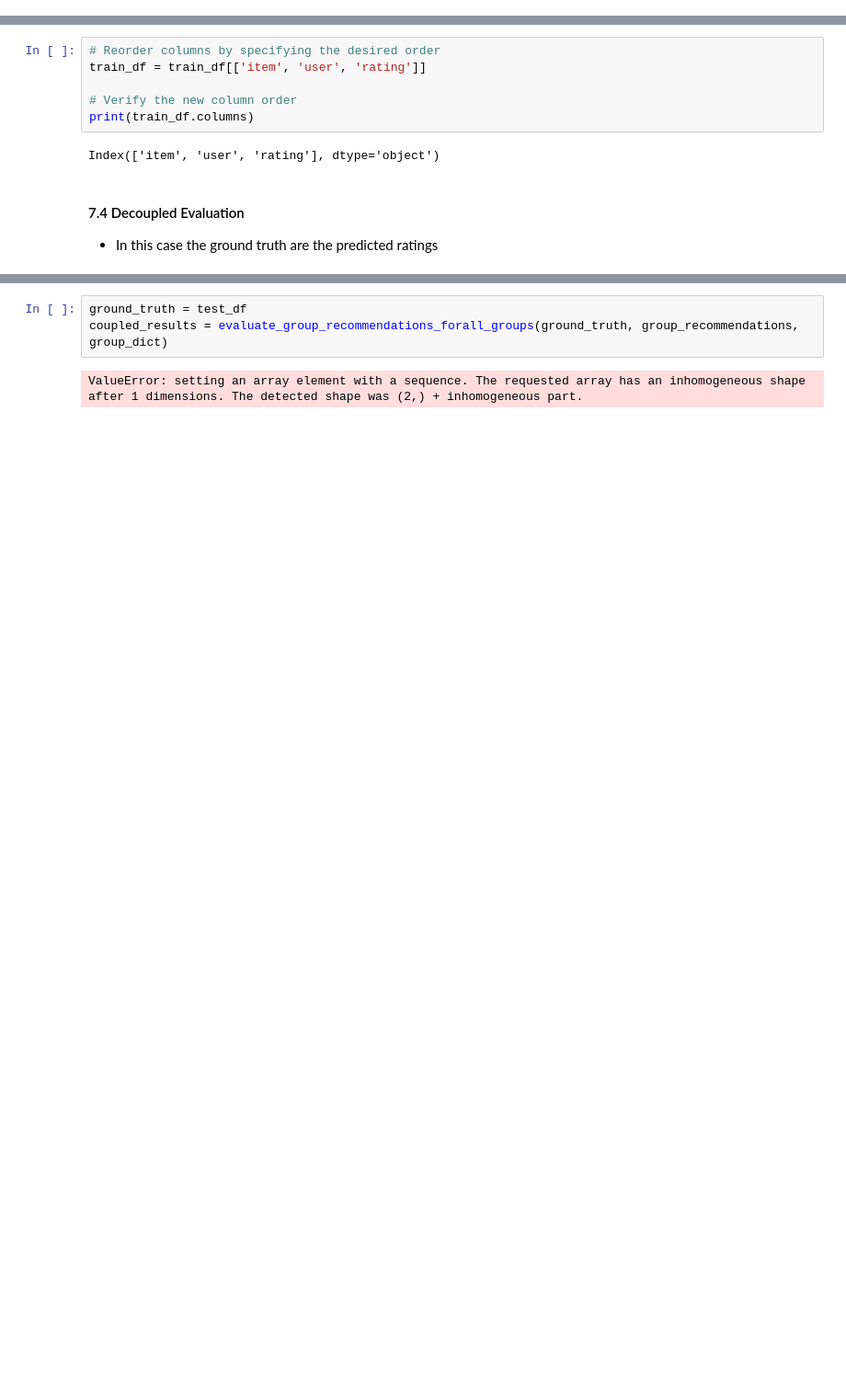
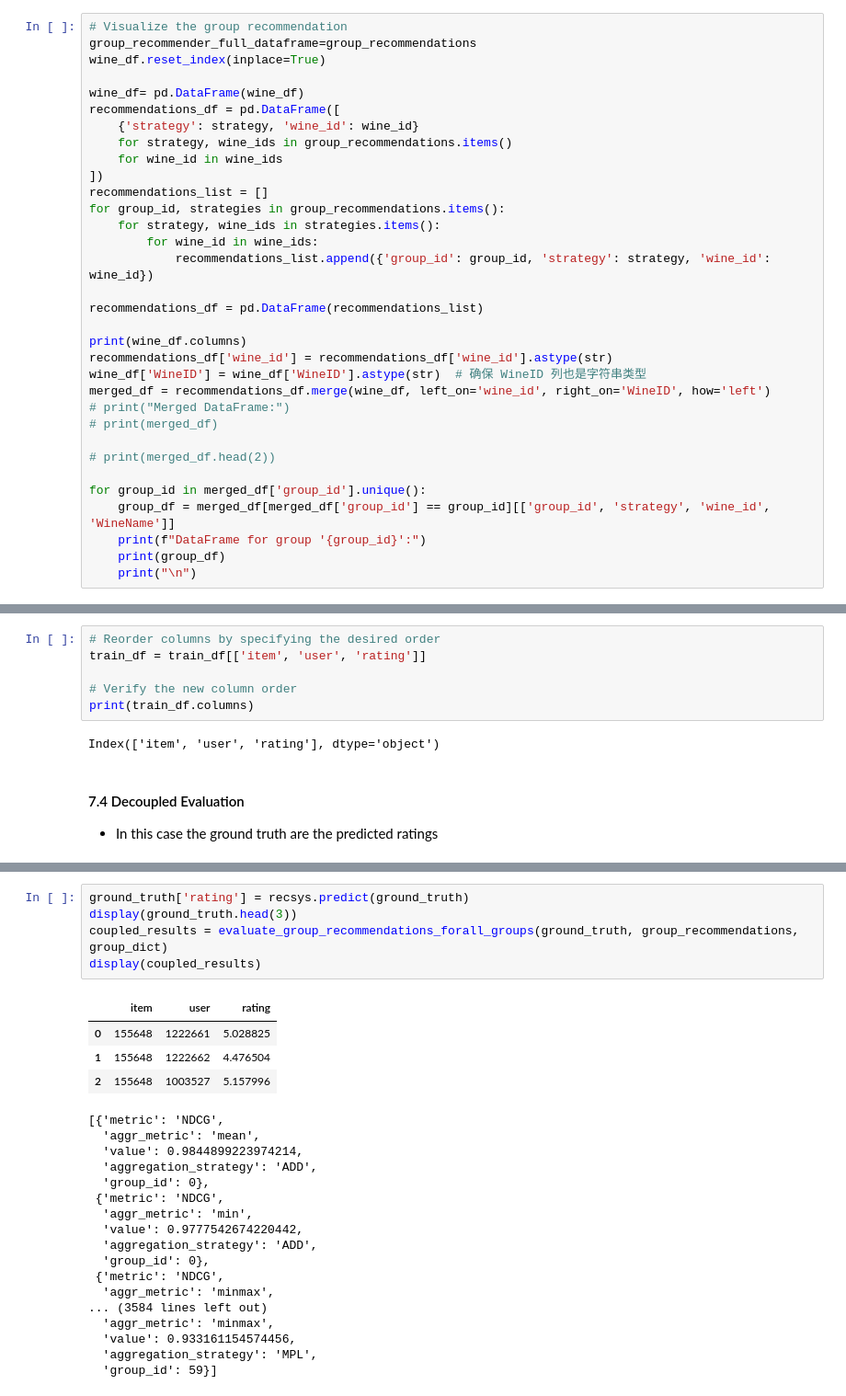
Before and after one commit to NikiLalev/rs_project_group12, a Jupyter notebook: dataset/GrupRacomander2.ipynb, the cells around one changed output, grey strips where cells are left out. Shown at 92% size. Saved outputs shown, nothing was run; the diff lists cells and outputs as text; blank space fills up the shorter version.

Commit message:
Visualise the group recommendation
According to the group recommendation for each group, merged with wine name

```diff
--- a/dataset/GrupRacomander2.ipynb
+++ b/dataset/GrupRacomander2.ipynb
@@ -538,0 +559,33 @@ display(group_recommendations)
+# %%
+# Visualize the group recommendation
+group_recommender_full_dataframe=group_recommendations
+wine_df.reset_index(inplace=True)
+
+wine_df= pd.DataFrame(wine_df)
+recommendations_df = pd.DataFrame([
+    {'strategy': strategy, 'wine_id': wine_id}
+    for strategy, wine_ids in group_recommendations.items()
+    for wine_id in wine_ids
+])
+recommendations_list = []
+for group_id, strategies in group_recommendations.items():
+    for strategy, wine_ids in strategies.items():
+        for wine_id in wine_ids:
+            recommendations_list.append({'group_id': group_id, 'strategy': strategy, 'wine_id': wine_id})
+
+recommendations_df = pd.DataFrame(recommendations_list)
+
+print(wine_df.columns)
+recommendations_df['wine_id'] = recommendations_df['wine_id'].astype(str)
+wine_df['WineID'] = wine_df['WineID'].astype(str)  # 确保 WineID 列也是字符串类型
+merged_df = recommendations_df.merge(wine_df, left_on='wine_id', right_on='WineID', how='left')
+# print("Merged DataFrame:")
+# print(merged_df)
+
+# print(merged_df.head(2))
+
+for group_id in merged_df['group_id'].unique():
+    group_df = merged_df[merged_df['group_id'] == group_id][['group_id', 'strategy', 'wine_id', 'WineName']]
+    print(f"DataFrame for group '{group_id}':")
+    print(group_df)
+    print("\n")
@@ -695,5 +788,27 @@ display(decoupled_results)
 # %%
-ground_truth = test_df
+ground_truth['rating'] = recsys.predict(ground_truth)
+display(ground_truth.head(3))
 coupled_results = evaluate_group_recommendations_forall_groups(ground_truth, group_recommendations, group_dict)
+display(coupled_results)
 # %% [output]
+|  | item | user | rating |
+| 0 | 155648 | 1222661 | 5.028825 |
+| 1 | 155648 | 1222662 | 4.476504 |
+| 2 | 155648 | 1003527 | 5.157996 |
-ValueError: setting an array element with a sequence. The requested array has an inhomogeneous shape after 1 dimensions. The detected shape was (2,) + inhomogeneous part.
+[{'metric': 'NDCG',
+  'aggr_metric': 'mean',
+  'value': 0.9844899223974214,
+  'aggregation_strategy': 'ADD',
+  'group_id': 0},
+ {'metric': 'NDCG',
+  'aggr_metric': 'min',
+  'value': 0.9777542674220442,
+  'aggregation_strategy': 'ADD',
+  'group_id': 0},
+ {'metric': 'NDCG',
+  'aggr_metric': 'minmax',
+... (3584 lines left out)
+  'aggr_metric': 'minmax',
+  'value': 0.933161154574456,
+  'aggregation_strategy': 'MPL',
+  'group_id': 59}]
```
Also changed, not shown: parts of 14 cells of this notebook.
